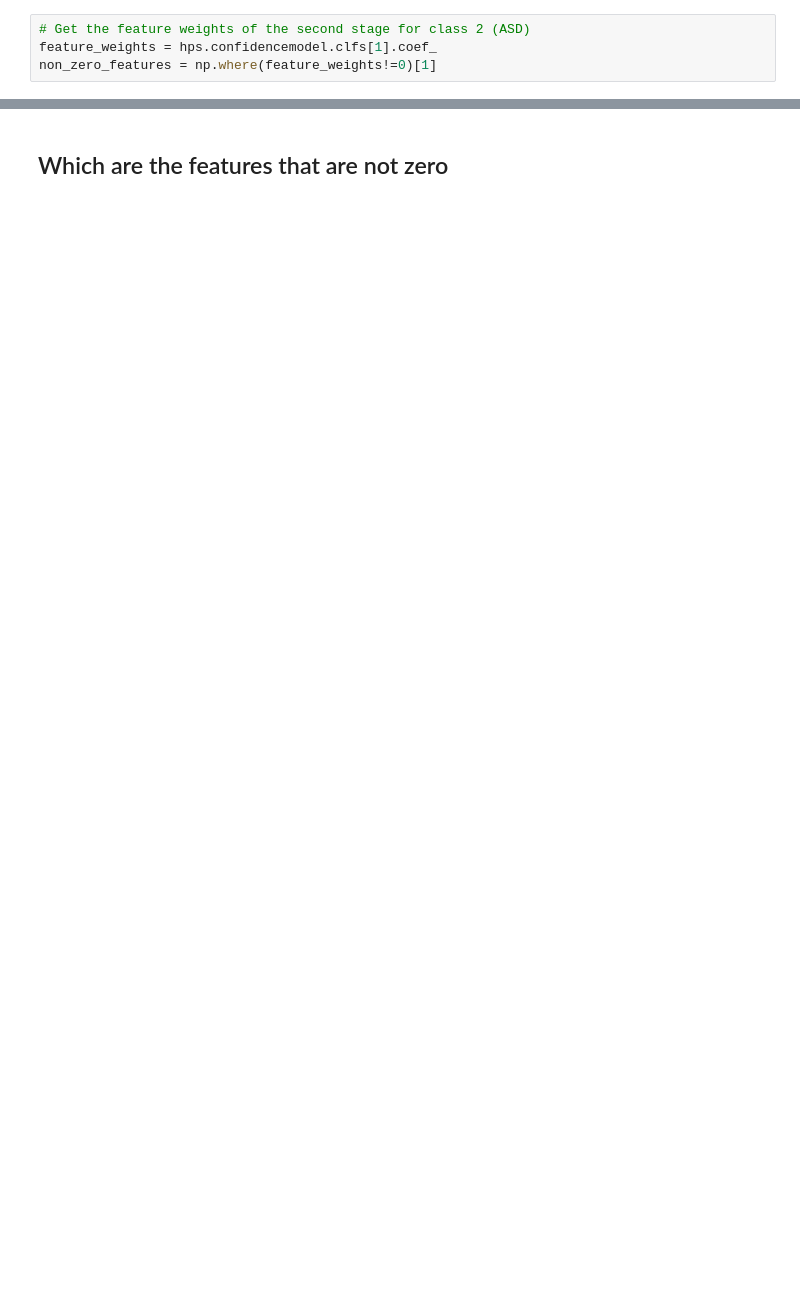
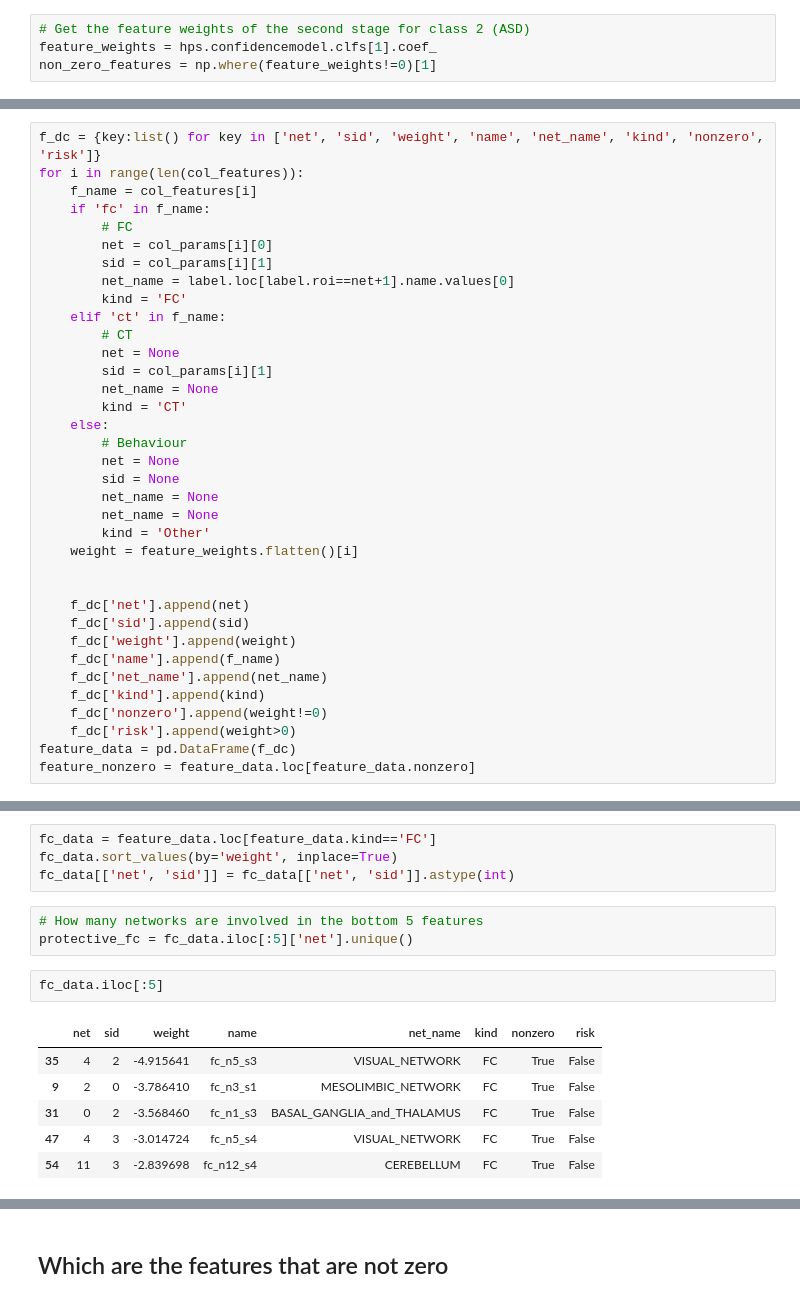
Before and after one commit to surchs/ABIDE_HPS, a Jupyter notebook: Analysis/abs_sbt_cv12.ipynb, the cells around one changed output, grey strips where cells are left out. Drawn from its saved outputs; the diff is of its cells as text; blank space fills up the shorter version.

```diff
--- a/Analysis/abs_sbt_cv12.ipynb
+++ b/Analysis/abs_sbt_cv12.ipynb
@@ -779,0 +564,36 @@ subtypes_fc.shape
+# %%
+f_dc = {key:list() for key in ['net', 'sid', 'weight', 'name', 'net_name', 'kind', 'nonzero', 'risk']}
+for i in range(len(col_features)):
+    f_name = col_features[i]
+    if 'fc' in f_name:
+        # FC
+        net = col_params[i][0]
+        sid = col_params[i][1]
+        net_name = label.loc[label.roi==net+1].name.values[0]
+        kind = 'FC'
+    elif 'ct' in f_name:
+        # CT
+        net = None
+        sid = col_params[i][1]
+        net_name = None
+        kind = 'CT'
+    else:
+        # Behaviour
+        net = None
+        sid = None
+        net_name = None
+        net_name = None
+        kind = 'Other'
+    weight = feature_weights.flatten()[i]
+
+
+    f_dc['net'].append(net)
+    f_dc['sid'].append(sid)
+    f_dc['weight'].append(weight)
+    f_dc['name'].append(f_name)
+    f_dc['net_name'].append(net_name)
+    f_dc['kind'].append(kind)
+    f_dc['nonzero'].append(weight!=0)
+    f_dc['risk'].append(weight>0)
+feature_data = pd.DataFrame(f_dc)
+feature_nonzero = feature_data.loc[feature_data.nonzero]
@@ -779,0 +867,16 @@ subtypes_fc.shape
+# %%
+fc_data = feature_data.loc[feature_data.kind=='FC']
+fc_data.sort_values(by='weight', inplace=True)
+fc_data[['net', 'sid']] = fc_data[['net', 'sid']].astype(int)
+# %%
+# How many networks are involved in the bottom 5 features
+protective_fc = fc_data.iloc[:5]['net'].unique()
+# %%
+fc_data.iloc[:5]
+# %% [output]
+|  | net | sid | weight | name | net_name | kind | nonzero | risk |
+| 35 | 4 | 2 | -4.915641 | fc_n5_s3 | VISUAL_NETWORK | FC | True | False |
+| 9 | 2 | 0 | -3.786410 | fc_n3_s1 | MESOLIMBIC_NETWORK | FC | True | False |
+| 31 | 0 | 2 | -3.568460 | fc_n1_s3 | BASAL_GANGLIA_and_THALAMUS | FC | True | False |
+| 47 | 4 | 3 | -3.014724 | fc_n5_s4 | VISUAL_NETWORK | FC | True | False |
+| 54 | 11 | 3 | -2.839698 | fc_n12_s4 | CEREBELLUM | FC | True | False |
```
Also changed, not shown: parts of 131 cells of this notebook, 12 other files.
